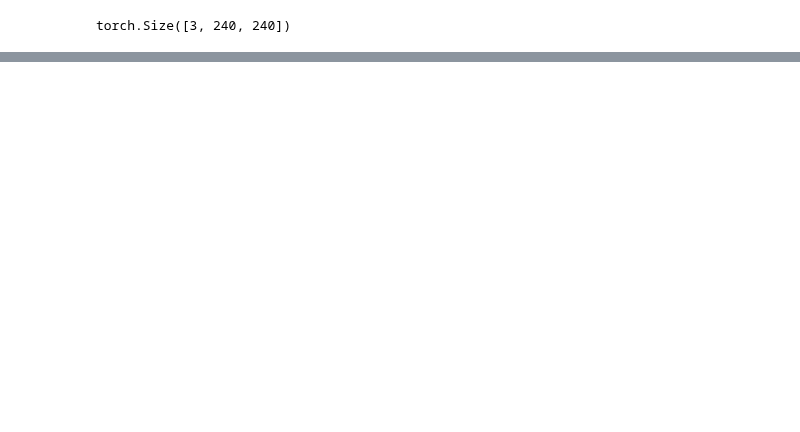
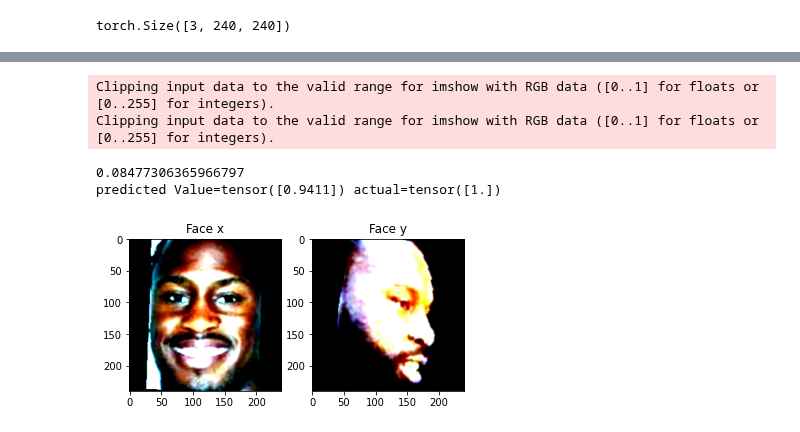
Before and after one commit to ahmedbadr97/conv-facenet, a Jupyter notebook: notebooks/efficent-facenet-train.ipynb, the cells around one changed output, grey strips where cells are left out. Cells and saved outputs as stored; diff of their text form; code cells hidden in the pictures; blank space fills up the shorter version.

Commit message:
fix classify face features in effiecnet model

```diff
--- a/notebooks/efficent-facenet-train.ipynb
+++ b/notebooks/efficent-facenet-train.ipynb
@@ -183,5 +183,9 @@ efficient_facenet=face_descriptor.EfficientFacenet(128,descriptor_weights)
 for param in efficient_facenet.descriptor.parameters():
     param.requires_grad=False
 # %%
-train_notes="efficient facenet classifier train test "
+train_notes="efficient facenet full model train on img_align_perp 20k photos "
 model_weights_path="../model_weights/efficient_facenet"
+# %%
+efficient_facenet=efficient_facenet.cuda()
+efficient_facenet.descriptor.cuda()
+efficient_facenet.classifier.cuda()
@@ -188,4 +202,4 @@ model_weights_path="../model_weights/efficient_facenet"
 # %%
-models_train.model_train(efficient_facenet,10,0.01,pair_train_loader,pair_test_loader,"pair",cuda=False,weight_saving_path=model_weights_path,epoch_data_saving_path=train_data_save_path,notes=train_notes)
+models_train.model_train(efficient_facenet,100,0.0001,pair_train_loader,pair_test_loader,"pair",cuda=True,weight_saving_path=model_weights_path,epoch_data_saving_path=train_data_save_path,notes=train_notes)
 # %% [output]
 Testing before training ...
@@ -228,3 +223,3 @@ new minimum test loss 0.079996  achieved, model weights saved
 # %%
-efficient_facenet.load_local_weights("../model_weights/efficient_facenet/05_24 04_42 Train_(0.046333) Test_(0.079996).pt")
+efficient_facenet.load_local_weights("../model_weights/efficient_facenet/05_24 16_07 Train_(0.055758) Test_(0.066558).pt")
 # %%
@@ -231,0 +300,22 @@ imgs_features_dict=data_load.get_pic_features_dict(f"{dataset_path}/test",model=
+# %%
+import time
+ts=time.time()
+face_x_img, face_y_img, label = next(iter(pair_test_loader))
+print(time.time()-ts)
+i=6
+fig, ax = plt.subplots(1, 2)
+ax[0].set_title("Face x")
+ax[0].imshow(face_x_img[i].numpy().transpose([1,2,0]))
+
+
+ax[1].set_title("Face y")
+ax[1].imshow(face_y_img[i].numpy().transpose([1,2,0]))
+
+pred=efficient_facenet.identify_faces(face_x_img,face_y_img)
+print(f"predicted Value={pred[i]} actual={label[i]}")
+# %% [output]
+Clipping input data to the valid range for imshow with RGB data ([0..1] for floats or [0..255] for integers).
+Clipping input data to the valid range for imshow with RGB data ([0..1] for floats or [0..255] for integers).
+0.08477306365966797
+predicted Value=tensor([0.9411]) actual=tensor([1.])
+[figure, added]
```
Also changed, not shown: parts of 16 cells of this notebook, 6 other files.
